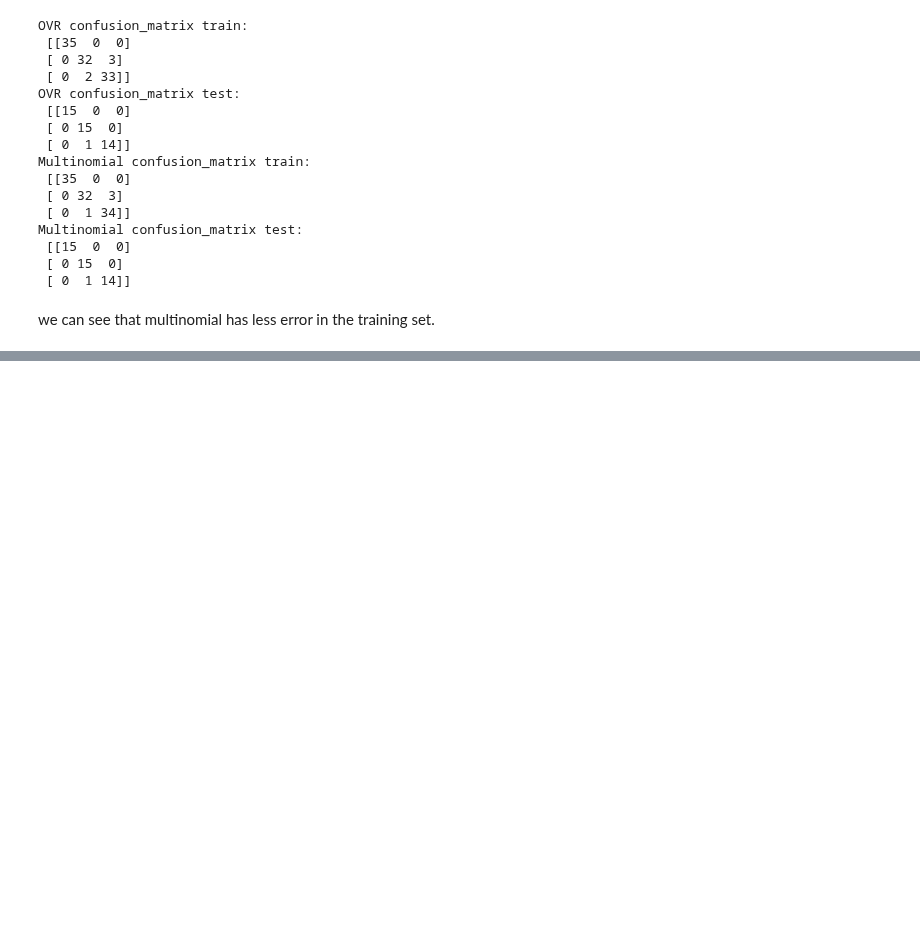
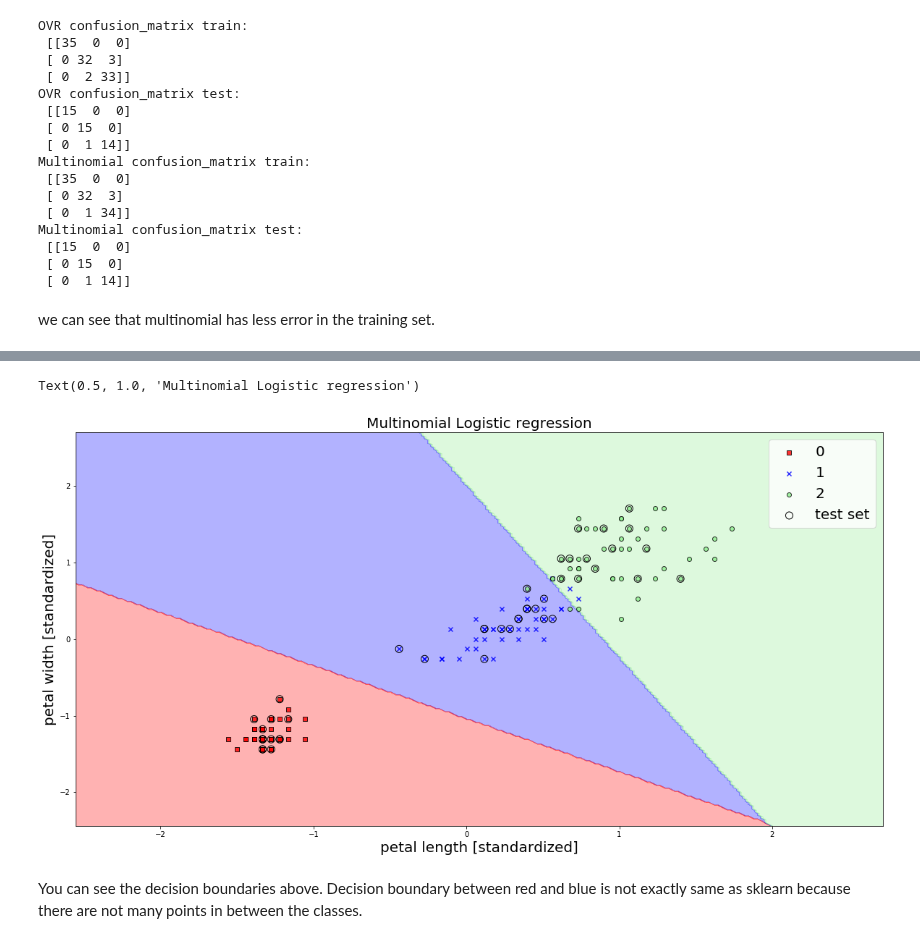
Before and after one commit to mchopraIITD/machinelearning, a Jupyter notebook: ml/src/Multiclass-classification.ipynb, the cells around one changed output, grey strips where cells are left out. Cells and saved outputs as stored; diff of their text form; code cells hidden in the pictures; blank space fills up the shorter version.

```diff
--- a/ml/src/Multiclass-classification.ipynb
+++ b/ml/src/Multiclass-classification.ipynb
@@ -182,0 +274,14 @@ class MultiClassLogisticRegression():
+# %%
+#Plot the decision boundary
+plt.figure(figsize=(20,10))
+plot_decision_regions(X_combined_std, y_combined, classifier=mlr, test_idx=range(105,150))
+plt.xlabel('petal length [standardized]', fontsize=20)
+plt.ylabel('petal width [standardized]', fontsize=20)
+plt.legend(fontsize=20)
+plt.axis(fontsize=20)
+plt.title('Multinomial Logistic regression', fontsize=20)
+# %% [output]
+Text(0.5, 1.0, 'Multinomial Logistic regression')
+[figure, added]
+# %% [markdown]
+You can see the decision boundaries above. Decision boundary between red and blue is not exactly same as sklearn because there are not many points in between the classes.
```
Also changed, not shown: parts of 7 cells of this notebook.
